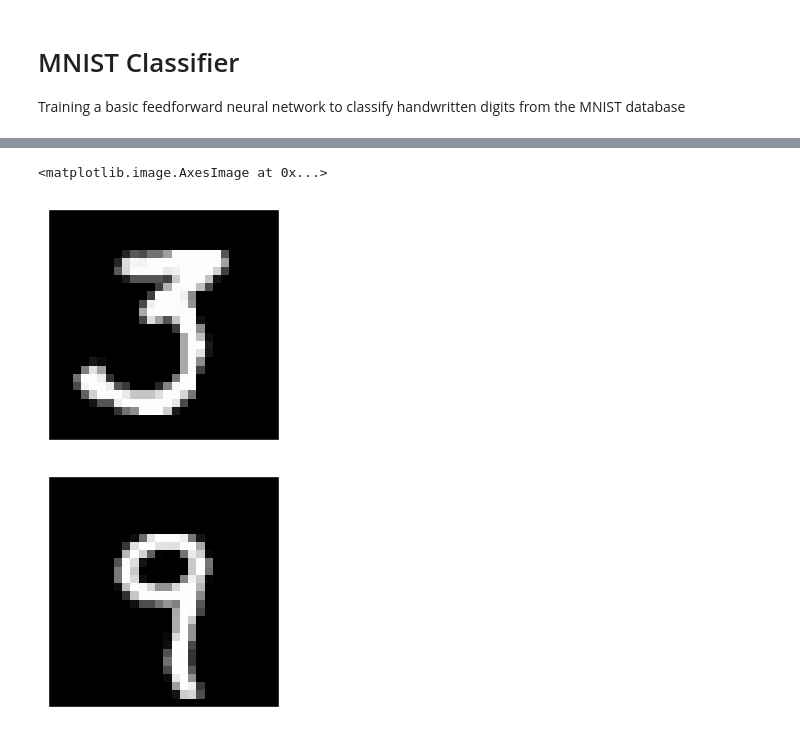
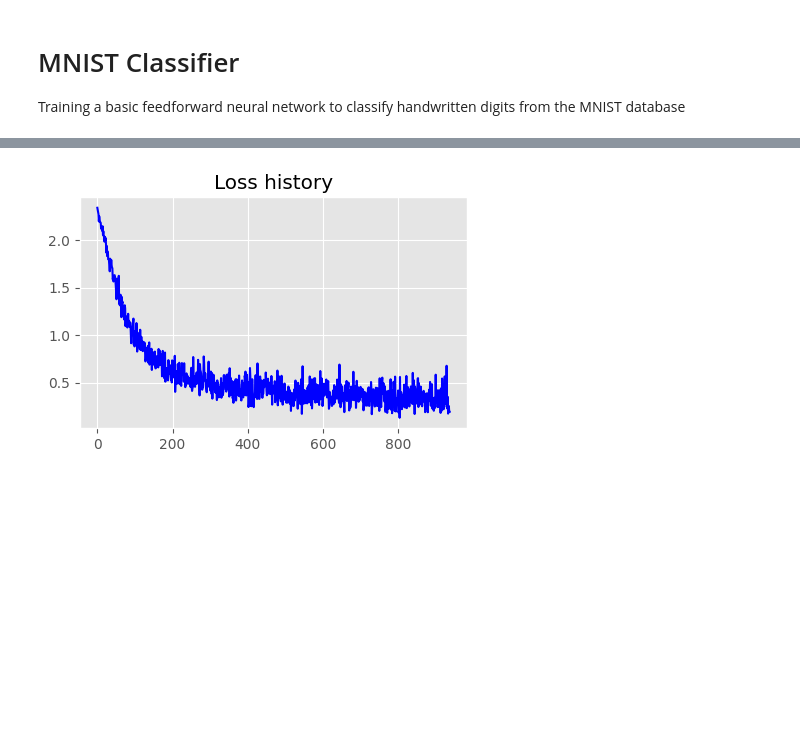
Before and after one commit to nmarks99/ML-basics, a Jupyter notebook: mnist_classifier.ipynb, the cells around one changed output, grey strips where cells are left out. Cells and saved outputs as stored; diff of their text form; code cells hidden in the pictures; blank space fills up the shorter version.

```diff
--- a/mnist_classifier.ipynb
+++ b/mnist_classifier.ipynb
@@ -41,6 +43,3 @@ test_loader = torch.utils.data.DataLoader(
                                  (0.1307,), (0.3081,))
                              ])),
   batch_size=batch_size_test, shuffle=True)
-# %%
-examples = enumerate(test_loader)
-batch_idx, (example_data, example_targets) = next(examples)
@@ -77,25 +75,24 @@ criterion = torch.nn.CrossEntropyLoss()
 optimizer = torch.optim.SGD(model.parameters(), lr=0.01)
 # %%
 loss_hist = []
-count = 0
-for batch_idx, (data, target) in enumerate(train_loader):
+for batch_idx, (data, target) in tqdm(enumerate(train_loader)):
     model.train()
     optimizer.zero_grad()
 
     # Do a forward pass to get a prediction from the model
     pred = model(data)
 
     # Compute the loss
     loss = criterion(pred, target)
-
-    if count > 10:
-        loss_val = loss.detach().item()
-        print(loss_val)
-        loss_hist.append(loss_val)
-        count = 0
-    else:
-        count += 1
+    loss_hist.append(loss.item())
 
     # Compute gradients and take a gradient step
     loss.backward()
     optimizer.step()
+
+# plot the loss history
+fig, ax = plt.subplots(figsize=(5,3));
+ax.plot(loss_hist, color="blue");
+ax.set(title="Loss history");
+# %% [output]
+[figure, added]
@@ -107,12 +98,0 @@ nine = example_data[4]
-# %%
-plt.figure(figsize=(3,3))
-plt.xticks([]); plt.yticks([])
-plt.imshow(three.squeeze(), cmap="gray")
-
-plt.figure(figsize=(3,3))
-plt.xticks([]); plt.yticks([])
-plt.imshow(nine.squeeze(), cmap="gray")
-# %% [output]
-<matplotlib.image.AxesImage at 0x...>
-[figure, removed]
-[figure, removed]
```
Also changed, not shown: parts of 10 cells of this notebook.
